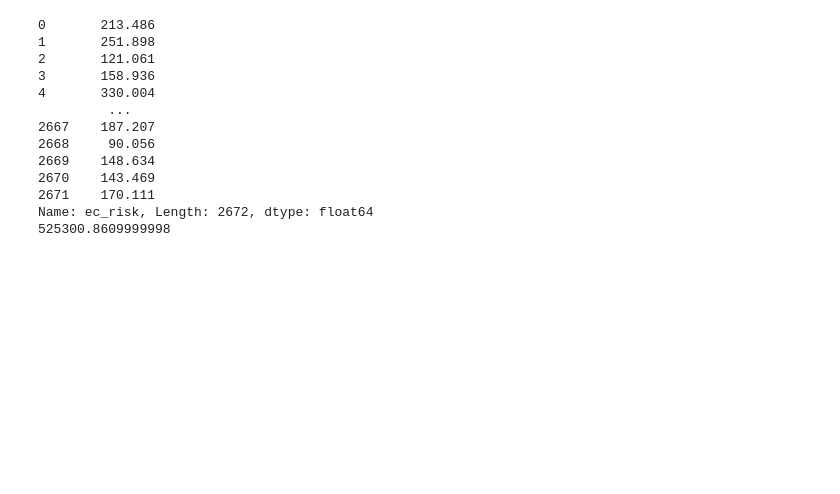
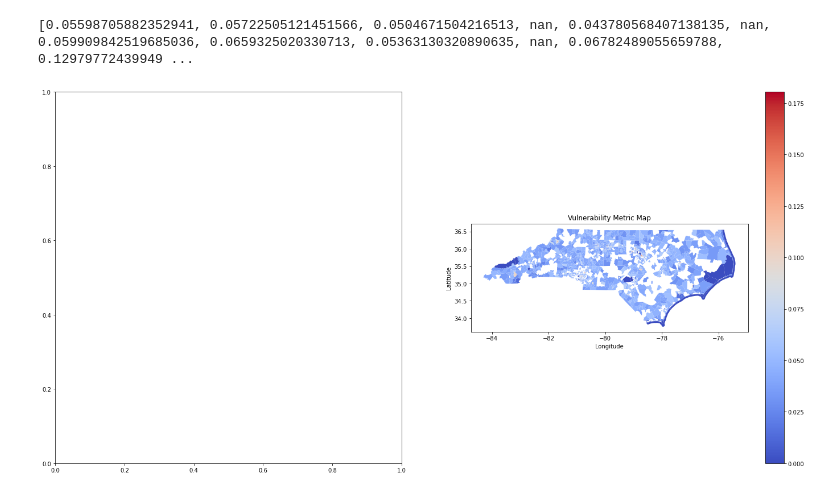
Before and after one commit to samaocarpenter/seymour-tricomm-2023, a Jupyter notebook: reading_nsfg_data.ipynb, the cells around one changed output. Drawn from its saved outputs; the diff is of its cells as text; code cells hidden in the pictures; blank space fills up the shorter version.

Commit message:
continued vulnerability

```diff
--- a/reading_nsfg_data.ipynb
+++ b/reading_nsfg_data.ipynb
@@ -1,5 +1,9 @@
 # %%
 import pandas as pd
+import geopandas as gpd
+import matplotlib.pyplot as plt
+import numpy as np
+from shapely.geometry import Point
 
 # reads in census data
 csv_file_path = "NC_Census_2021/table01.csv"
@@ -18,28 +22,49 @@ ec_px_25_29 = 0.358
 ec_px_30_49 = 0.157
 
 # holds the results
-df.insert(0, "ec_risk", 0)
+df.insert(0, "vulnerability", 0)
 
 # adds up number of women per age group multiplied by ratio of EC usage
 for columns, ratio in zip(
     [women_15_19_idxs, women_20_24_idxs, women_25_29_idxs, women_30_49_idxs],
     [ec_px_15_19, ec_px_20_24, ec_px_25_29, ec_px_30_49]):
-        df["ec_risk"] += df[columns].sum(axis=1) * ratio
+        df["vulnerability"] += df[columns].sum(axis=1) * ratio
 
 # EC risk by county, and total number vulnerable
-print(df["ec_risk"])
-print(sum(df["ec_risk"]))
+df["vulnerability"] /= (df["B01001_001E"]) + 1
-# %% [output]
-0       213.486
-1       251.898
-2       121.061
-3       158.936
-4       330.004
-         ...
-2667    187.207
-2668     90.056
-2669    148.634
-2670    143.469
-2671    170.111
-Name: ec_risk, Length: 2672, dtype: float64
-525300.8609999998
+# %%
+tracts_gdf = gpd.read_file('tl_2019_37_tract.zip')
+tracts_gdf = tracts_gdf.to_crs('EPSG:4326')
+tracts_gdf["GEOID"] = tracts_gdf["GEOID"].astype(np.int64)
+
+tracts = tracts_gdf.merge(df, on='GEOID', how="outer")
+
+tracts["vulnerability"]
+print([i for i in tracts["vulnerability"]])
+
+# Calculate vulnerability metric for each sampled point
+for n in [0]:
+
+    fig, axs = plt.subplots(nrows=1, ncols=2, figsize=(24, 12))
+
+    """
+    # Plot histogram of vulnerability metric
+    axs[0].hist(tracts['vulnerability'], bins=100)
+    axs[0].set_title(f"Vulnerability Metric Histogram)")
+    axs[0].set_xlabel("Vulnerability Metric")
+    axs[0].set_ylabel("Frequency")
+    """
+
+    # Plot the points on top of the tracts with vulnerability as the color
+    tracts.plot(ax=axs[1], column="vulnerability", cmap='coolwarm', legend = True, markersize=1)
+    axs[1].set_title(f"Vulnerability Metric Map")
+    axs[1].set_xlabel("Longitude")
+    axs[1].set_ylabel("Latitude")
+
+    # Save the plots
+    fig.savefig(f"pngs/vulnerability_metric_n.png")
+
+plt.show()
+# %% [output]
+[0.05598705882352941, 0.05722505121451566, 0.0504671504216513, nan, 0.043780568407138135, nan, 0.059909842519685036, 0.0659325020330713, 0.05363130320890635, nan, 0.06782489055659788, 0.12979772439949 ...
+[figure, added]
```
Also changed, not shown: parts of 2 cells of this notebook.
